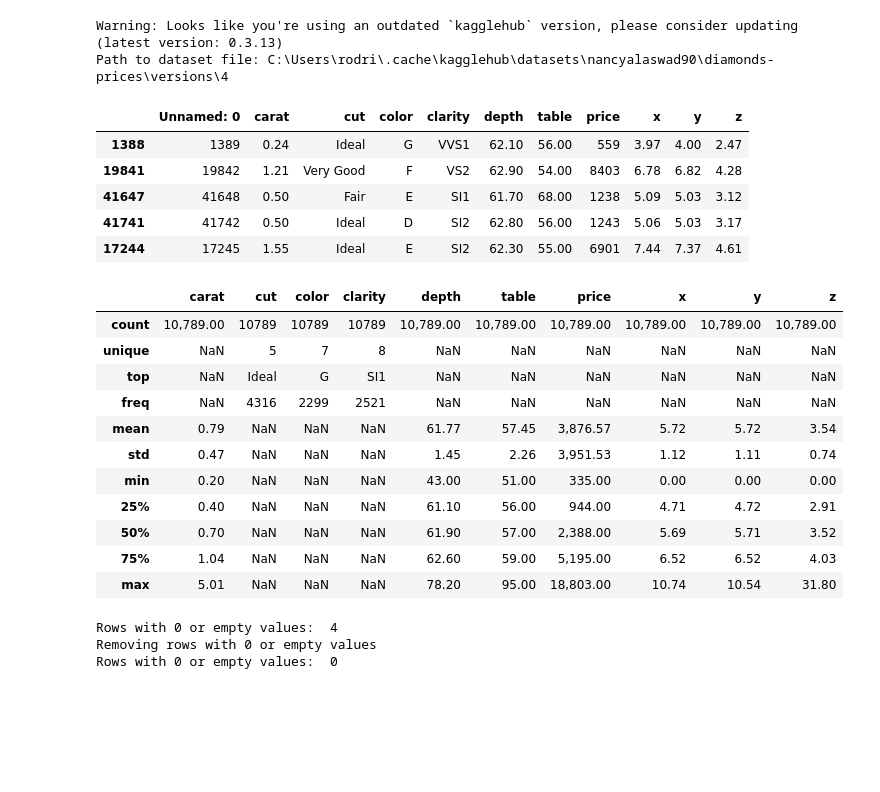
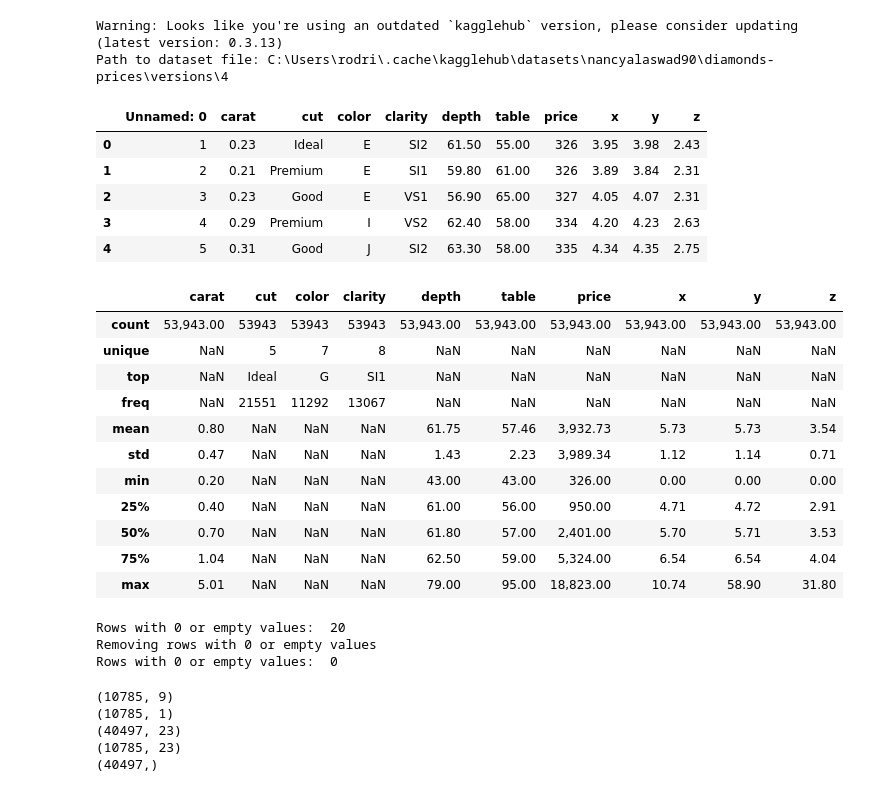
Before and after one commit to remabreu/diamond-prices-modeling, a Jupyter notebook: diamond-model-analysis.ipynb, the cells around one changed output. Cells and saved outputs as stored; diff of their text form; code cells hidden in the pictures; blank space fills up the shorter version.

```diff
--- a/diamond-model-analysis.ipynb
+++ b/diamond-model-analysis.ipynb
@@ -68,47 +115,49 @@ from sklearn.svm import SVR # algoritmo SVM
 # %%
 path = kagglehub.dataset_download("nancyalaswad90/diamonds-prices")
 
 print("Path to dataset file:", path)
 
 #Store the dataset into a Dataframe object
 diamonds_df = pd.read_csv(path+"/Diamonds Prices2022.csv")
-df_sample = diamonds_df.sample(frac=0.2, random_state=42)
+# Take a sample of the data for faster processing (10% of the data)
+#df_sample = diamonds_df.sample(frac=0.04, random_state=42)
 
-df_sample.head()
+diamonds_df.head()
+#df_sample.head()
 # %% [output]
 Warning: Looks like you're using an outdated `kagglehub` version, please consider updating (latest version: 0.3.13)
 Path to dataset file: C:\Users\rodri\.cache\kagglehub\datasets\nancyalaswad90\diamonds-prices\versions\4
 |  | Unnamed: 0 | carat | cut | color | clarity | depth | table | price | x | y | z |
-| 1388 | 1389 | 0.24 | Ideal | G | VVS1 | 62.10 | 56.00 | 559 | 3.97 | 4.00 | 2.47 |
-| 19841 | 19842 | 1.21 | Very Good | F | VS2 | 62.90 | 54.00 | 8403 | 6.78 | 6.82 | 4.28 |
-| 41647 | 41648 | 0.50 | Fair | E | SI1 | 61.70 | 68.00 | 1238 | 5.09 | 5.03 | 3.12 |
-| 41741 | 41742 | 0.50 | Ideal | D | SI2 | 62.80 | 56.00 | 1243 | 5.06 | 5.03 | 3.17 |
-| 17244 | 17245 | 1.55 | Ideal | E | SI2 | 62.30 | 55.00 | 6901 | 7.44 | 7.37 | 4.61 |
+| 0 | 1 | 0.23 | Ideal | E | SI2 | 61.50 | 55.00 | 326 | 3.95 | 3.98 | 2.43 |
+| 1 | 2 | 0.21 | Premium | E | SI1 | 59.80 | 61.00 | 326 | 3.89 | 3.84 | 2.31 |
+| 2 | 3 | 0.23 | Good | E | VS1 | 56.90 | 65.00 | 327 | 4.05 | 4.07 | 2.31 |
+| 3 | 4 | 0.29 | Premium | I | VS2 | 62.40 | 58.00 | 334 | 4.20 | 4.23 | 2.63 |
+| 4 | 5 | 0.31 | Good | J | SI2 | 63.30 | 58.00 | 335 | 4.34 | 4.35 | 2.75 |
 # %%
 # drop first column, ignore error in case culumn doesn't exist (already removed)
-df_sample = df_sample.drop('Unnamed: 0', axis=1, errors='ignore')
-df_sample.describe(include='all')
+diamonds_df = diamonds_df.drop('Unnamed: 0', axis=1, errors='ignore')
+diamonds_df.describe(include='all')
 # %% [output]
 |  | carat | cut | color | clarity | depth | table | price | x | y | z |
-| count | 10,789.00 | 10789 | 10789 | 10789 | 10,789.00 | 10,789.00 | 10,789.00 | 10,789.00 | 10,789.00 | 10,789.00 |
+| count | 53,943.00 | 53943 | 53943 | 53943 | 53,943.00 | 53,943.00 | 53,943.00 | 53,943.00 | 53,943.00 | 53,943.00 |
 | unique | NaN | 5 | 7 | 8 | NaN | NaN | NaN | NaN | NaN | NaN |
 | top | NaN | Ideal | G | SI1 | NaN | NaN | NaN | NaN | NaN | NaN |
-| freq | NaN | 4316 | 2299 | 2521 | NaN | NaN | NaN | NaN | NaN | NaN |
-| mean | 0.79 | NaN | NaN | NaN | 61.77 | 57.45 | 3,876.57 | 5.72 | 5.72 | 3.54 |
-| std | 0.47 | NaN | NaN | NaN | 1.45 | 2.26 | 3,951.53 | 1.12 | 1.11 | 0.74 |
-| min | 0.20 | NaN | NaN | NaN | 43.00 | 51.00 | 335.00 | 0.00 | 0.00 | 0.00 |
-| 25% | 0.40 | NaN | NaN | NaN | 61.10 | 56.00 | 944.00 | 4.71 | 4.72 | 2.91 |
-| 50% | 0.70 | NaN | NaN | NaN | 61.90 | 57.00 | 2,388.00 | 5.69 | 5.71 | 3.52 |
-| 75% | 1.04 | NaN | NaN | NaN | 62.60 | 59.00 | 5,195.00 | 6.52 | 6.52 | 4.03 |
-| max | 5.01 | NaN | NaN | NaN | 78.20 | 95.00 | 18,803.00 | 10.74 | 10.54 | 31.80 |
+| freq | NaN | 21551 | 11292 | 13067 | NaN | NaN | NaN | NaN | NaN | NaN |
+| mean | 0.80 | NaN | NaN | NaN | 61.75 | 57.46 | 3,932.73 | 5.73 | 5.73 | 3.54 |
+| std | 0.47 | NaN | NaN | NaN | 1.43 | 2.23 | 3,989.34 | 1.12 | 1.14 | 0.71 |
+| min | 0.20 | NaN | NaN | NaN | 43.00 | 43.00 | 326.00 | 0.00 | 0.00 | 0.00 |
+| 25% | 0.40 | NaN | NaN | NaN | 61.00 | 56.00 | 950.00 | 4.71 | 4.72 | 2.91 |
+| 50% | 0.70 | NaN | NaN | NaN | 61.80 | 57.00 | 2,401.00 | 5.70 | 5.71 | 3.53 |
+| 75% | 1.04 | NaN | NaN | NaN | 62.50 | 59.00 | 5,324.00 | 6.54 | 6.54 | 4.04 |
+| max | 5.01 | NaN | NaN | NaN | 79.00 | 95.00 | 18,823.00 | 10.74 | 58.90 | 31.80 |
 # %%
 # Check for 0 or empty values in 'x', 'y', 'z' columns
 #
-print("Rows with 0 or empty values: ", ((df_sample['x'] == 0) | (df_sample['y'] == 0) | (df_sample['z'] == 0)).sum())
+print("Rows with 0 or empty values: ", ((diamonds_df['x'] == 0) | (diamonds_df['y'] == 0) | (diamonds_df['z'] == 0)).sum())
 print("Removing rows with 0 or empty values")
-df_sample = df_sample[(df_sample['x'] != 0) & (df_sample['y'] != 0) & (df_sample['z'] != 0)]
-print("Rows with 0 or empty values: ", ((df_sample['x'] == 0) | (df_sample['y'] == 0) | (df_sample['z'] == 0)).sum())
+diamonds_df = diamonds_df[(diamonds_df['x'] != 0) & (diamonds_df['y'] != 0) & (diamonds_df['z'] != 0)]
+print("Rows with 0 or empty values: ", ((diamonds_df['x'] == 0) | (diamonds_df['y'] == 0) | (diamonds_df['z'] == 0)).sum())
 # %% [output]
-Rows with 0 or empty values:  4
+Rows with 0 or empty values:  20
 Removing rows with 0 or empty values
 Rows with 0 or empty values:  0
@@ -150,6 +196,8 @@ train = iqr_filter(train, 'depth')
 y_train_log = train['price']
 X_train = train.drop(columns='price')
 # %%
+# pipeline preprocessing
+
 X_num_cols = ['carat', 'table', 'depth', 'x', 'y', 'z']
 X_cat_cols = ['cut', 'color', 'clarity']
 y_num_col = ['price']
@@ -175,6 +223,8 @@ preprocessor_X = ColumnTransformer(
     remainder='passthrough' # Keep other columns (if any) - though not applicable here
 )
 
+# This is useful if the model benefits from normalized target values (e.g., linear models).
+# Often combined with a log transformation (done outside this block in your code: y_train_log).
 preprocessor_y = ColumnTransformer(
     transformers=[
         ('t_y', StandardScaler(), y_num_col)
@@ -186,7 +236,18 @@ preprocessor_y = ColumnTransformer(
 X_train_processed = preprocessor_X.fit_transform(X_train)
 X_test_processed = preprocessor_X.transform(X_test)
 
+# Converts the log-transformed target (y_train_log) into a DataFrame.
+# This is done to keep consistency when passing it into preprocessing or model training steps.
 y_train_log_df = y_train_log.to_frame()
 
-#y_train_processed = preprocessor_y.fit_transform(y_train_log_df)
-#y_test_processed = preprocessor_y.transform(y_test_log)
+print(X_test.shape)        # number of rows in test features
+print(y_test_log.shape)        # should match X_test
+print(X_train_processed.shape)
+print(X_test_processed.shape)
+print(y_train_log.shape)
+# %% [output]
+(10785, 9)
+(10785, 1)
+(40497, 23)
+(10785, 23)
+(40497,)
```
Also changed, not shown: parts of 19 cells of this notebook.
